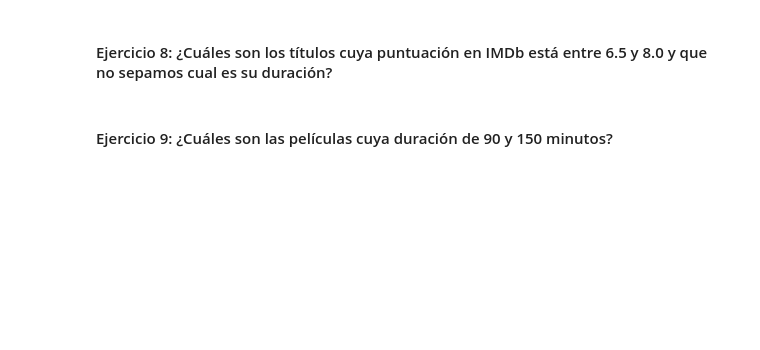
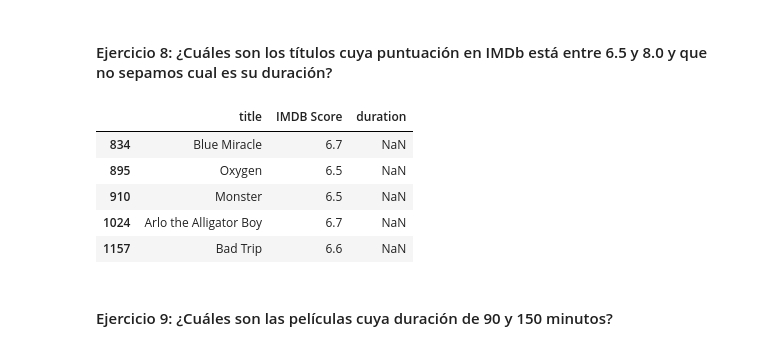
Before and after one commit to SupernovaIa/Laboratorio-Pandas-filtrado-groupy, a Jupyter notebook: laboratorio-modulo2-leccion03-filtrado.ipynb, the cells around one changed output. Drawn from its saved outputs; the diff is of its cells as text; code cells hidden in the pictures; blank space fills up the shorter version.

```diff
--- a/laboratorio-modulo2-leccion03-filtrado.ipynb
+++ b/laboratorio-modulo2-leccion03-filtrado.ipynb
@@ -47,4 +143,16 @@ filtro1 =
 # %% [markdown]
 #### Ejercicio 8: ¿Cuáles son los títulos cuya puntuación en IMDb está entre 6.5 y 8.0 y que no sepamos cual es su duración?
+# %%
+# No saber la duración es df['duration'].isna()
+filtro8 = (df['IMDB Score'].between(6.5, 8.0, inclusive='both')) & (df['duration'].isna())
+
+df[filtro8][['title', 'IMDB Score', 'duration']].head()
+# %% [output]
+|  | title | IMDB Score | duration |
+| 834 | Blue Miracle | 6.7 | NaN |
+| 895 | Oxygen | 6.5 | NaN |
+| 910 | Monster | 6.5 | NaN |
+| 1024 | Arlo the Alligator Boy | 6.7 | NaN |
+| 1157 | Bad Trip | 6.6 | NaN |
 # %% [markdown]
 #### Ejercicio 9: ¿Cuáles son las películas cuya duración de 90 y 150 minutos?
```
Also changed, not shown: parts of 26 cells of this notebook.
